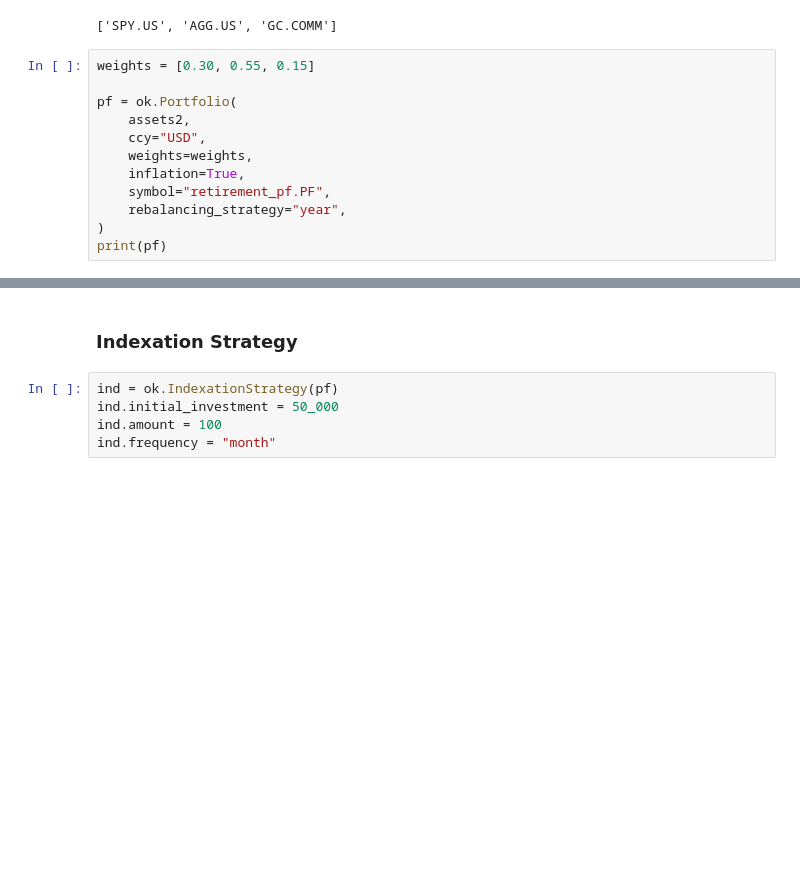
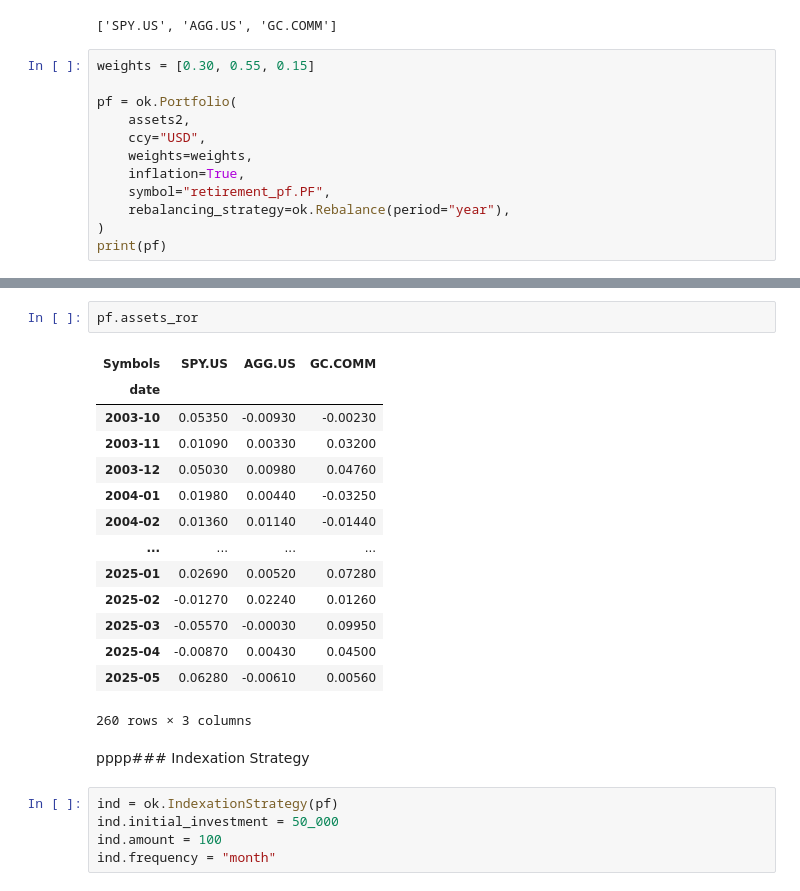
Before and after one commit to mbk-dev/okama, a Jupyter notebook: main_notebook.ipynb, the cells around one changed output, grey strips where cells are left out. Drawn from its saved outputs; the diff is of its cells as text; blank space fills up the shorter version.

```diff
--- a/main_notebook.ipynb
+++ b/main_notebook.ipynb
@@ -452,7 +452,7 @@ pf = ok.Portfolio(
     weights=weights,
     inflation=True,
     symbol="retirement_pf.PF",
-    rebalancing_strategy="year",
+    rebalancing_strategy=ok.Rebalance(period="year"),
 )
 print(pf)
 # %% [output]
@@ -469,5 +487,22 @@ dtype: object
+# %%
+pf.assets_ror
+# %% [output]
+| Symbols | SPY.US | AGG.US | GC.COMM |
+| date |  |  |  |
+| 2003-10 | 0.05350 | -0.00930 | -0.00230 |
+| 2003-11 | 0.01090 | 0.00330 | 0.03200 |
+| 2003-12 | 0.05030 | 0.00980 | 0.04760 |
+| 2004-01 | 0.01980 | 0.00440 | -0.03250 |
+| 2004-02 | 0.01360 | 0.01140 | -0.01440 |
+| ... | ... | ... | ... |
+| 2025-01 | 0.02690 | 0.00520 | 0.07280 |
+| 2025-02 | -0.01270 | 0.02240 | 0.01260 |
+| 2025-03 | -0.05570 | -0.00030 | 0.09950 |
+| 2025-04 | -0.00870 | 0.00430 | 0.04500 |
+| 2025-05 | 0.06280 | -0.00610 | 0.00560 |
+260 rows × 3 columns
 # %% [markdown]
-### Indexation Strategy
+pppp### Indexation Strategy
 # %%
 ind = ok.IndexationStrategy(pf)
 ind.initial_investment = 50_000
```
Also changed, not shown: parts of 2 cells of this notebook, 2 other files.
